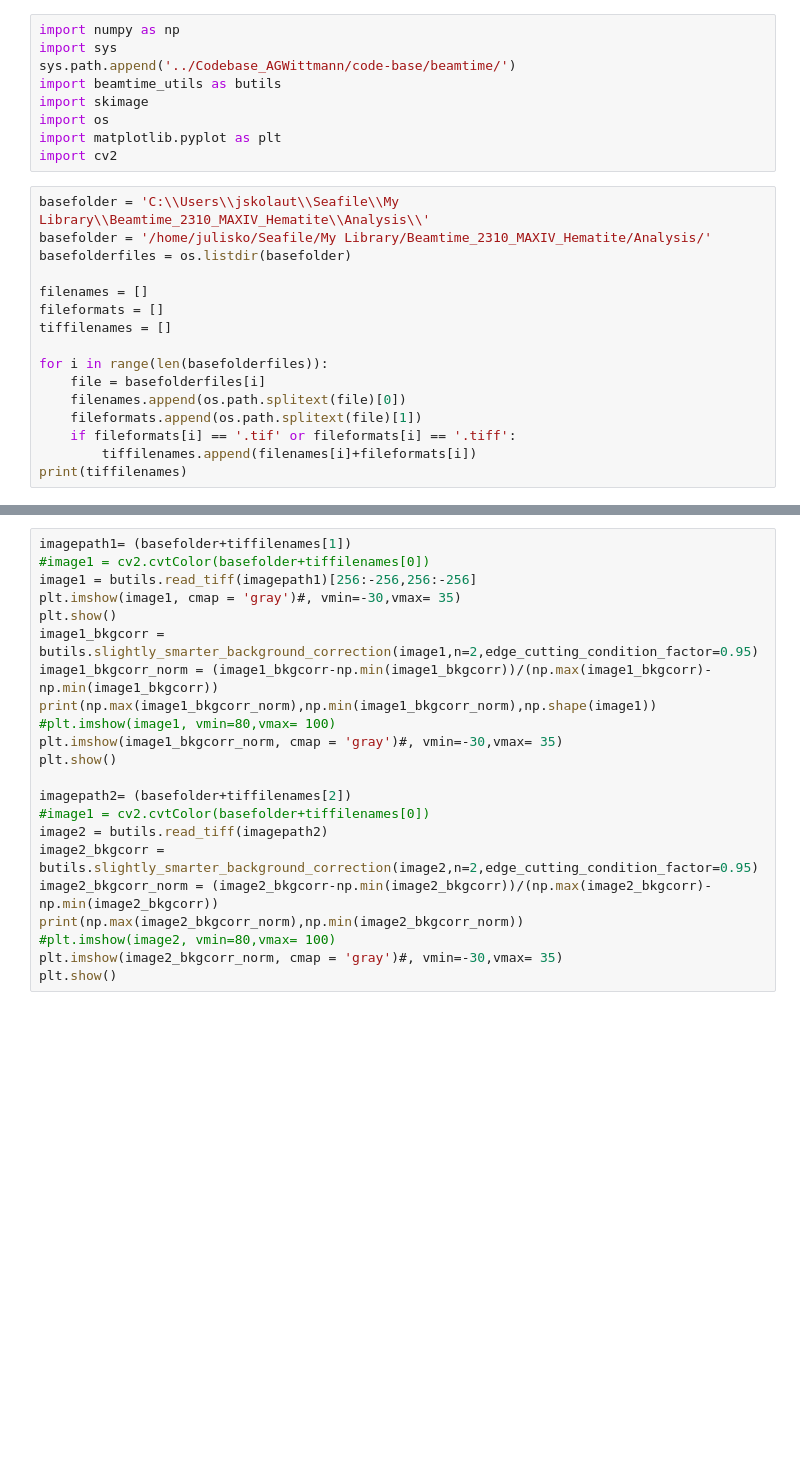
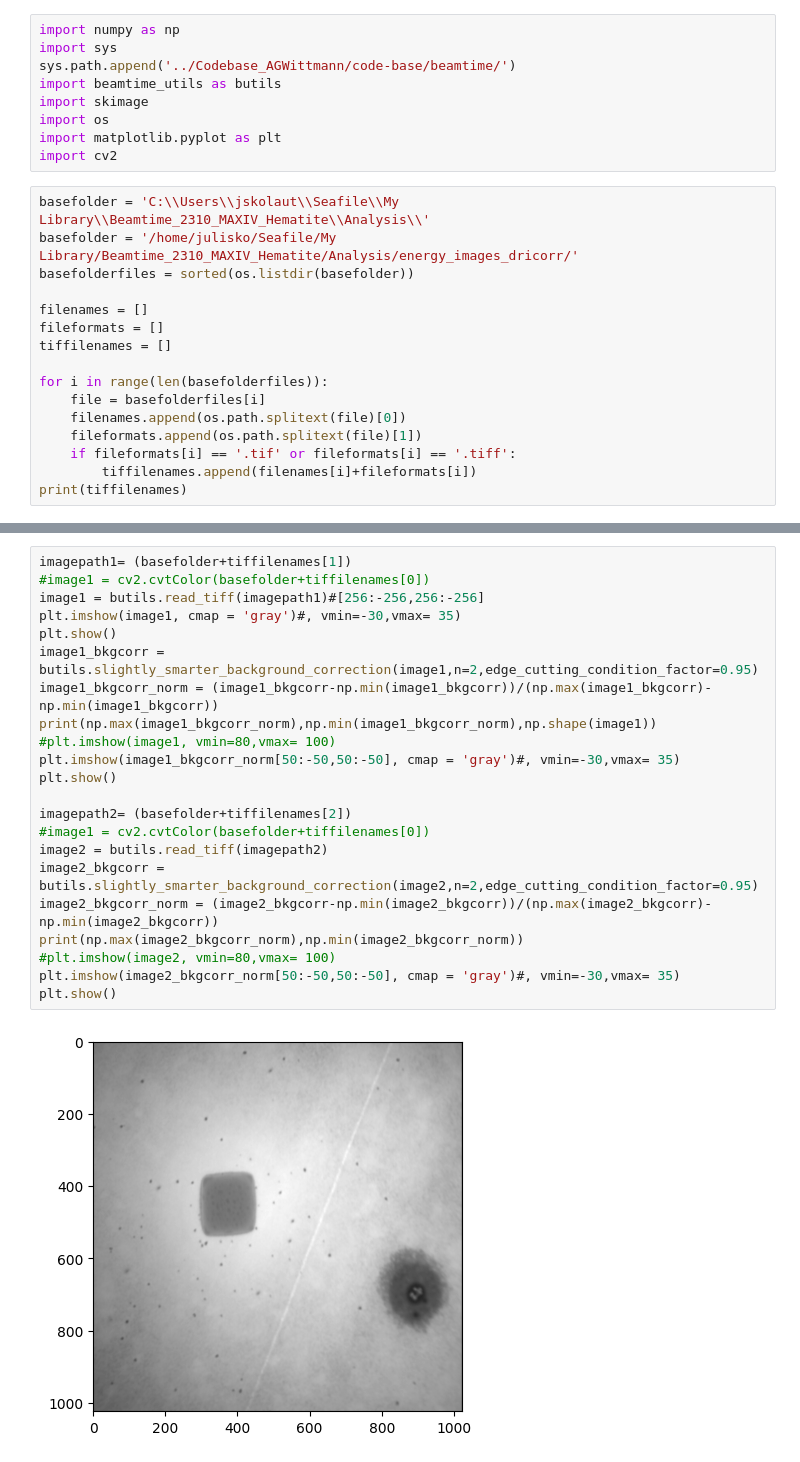
Before and after one commit to JulianSkolaut/jupyternbs_UniMainz, a Jupyter notebook: 2310_MAXIV_Evaluation_Vectormaps.ipynb, the cells around one changed output, grey strips where cells are left out. Drawn from its saved outputs; the diff is of its cells as text; blank space fills up the shorter version.

```diff
--- a/2310_MAXIV_Evaluation_Vectormaps.ipynb
+++ b/2310_MAXIV_Evaluation_Vectormaps.ipynb
@@ -9,8 +9,8 @@ import matplotlib.pyplot as plt
 import cv2
 # %%
 basefolder = 'C:\\Users\\jskolaut\\Seafile\\My Library\\Beamtime_2310_MAXIV_Hematite\\Analysis\\'
-basefolder = '/home/julisko/Seafile/My Library/Beamtime_2310_MAXIV_Hematite/Analysis/'
-basefolderfiles = os.listdir(basefolder)
+basefolder = '/home/julisko/Seafile/My Library/Beamtime_2310_MAXIV_Hematite/Analysis/energy_images_dricorr/'
+basefolderfiles = sorted(os.listdir(basefolder))
 
 filenames = []
 fileformats = []
@@ -26,22 +78,24 @@ print(tiffilenames)
 # %%
 imagepath1= (basefolder+tiffilenames[1])
 #image1 = cv2.cvtColor(basefolder+tiffilenames[0])
-image1 = butils.read_tiff(imagepath1)[256:-256,256:-256]
+image1 = butils.read_tiff(imagepath1)#[256:-256,256:-256]
 plt.imshow(image1, cmap = 'gray')#, vmin=-30,vmax= 35)
 plt.show()
 image1_bkgcorr = butils.slightly_smarter_background_correction(image1,n=2,edge_cutting_condition_factor=0.95)
 image1_bkgcorr_norm = (image1_bkgcorr-np.min(image1_bkgcorr))/(np.max(image1_bkgcorr)-np.min(image1_bkgcorr))
 print(np.max(image1_bkgcorr_norm),np.min(image1_bkgcorr_norm),np.shape(image1))
 #plt.imshow(image1, vmin=80,vmax= 100)
-plt.imshow(image1_bkgcorr_norm, cmap = 'gray')#, vmin=-30,vmax= 35)
+plt.imshow(image1_bkgcorr_norm[50:-50,50:-50], cmap = 'gray')#, vmin=-30,vmax= 35)
 plt.show()
 
 imagepath2= (basefolder+tiffilenames[2])
 #image1 = cv2.cvtColor(basefolder+tiffilenames[0])
 image2 = butils.read_tiff(imagepath2)
 image2_bkgcorr = butils.slightly_smarter_background_correction(image2,n=2,edge_cutting_condition_factor=0.95)
 image2_bkgcorr_norm = (image2_bkgcorr-np.min(image2_bkgcorr))/(np.max(image2_bkgcorr)-np.min(image2_bkgcorr))
 print(np.max(image2_bkgcorr_norm),np.min(image2_bkgcorr_norm))
 #plt.imshow(image2, vmin=80,vmax= 100)
-plt.imshow(image2_bkgcorr_norm, cmap = 'gray')#, vmin=-30,vmax= 35)
+plt.imshow(image2_bkgcorr_norm[50:-50,50:-50], cmap = 'gray')#, vmin=-30,vmax= 35)
 plt.show()
+# %% [output]
+[figure, added]
```
Also changed, not shown: parts of 3 cells of this notebook.
